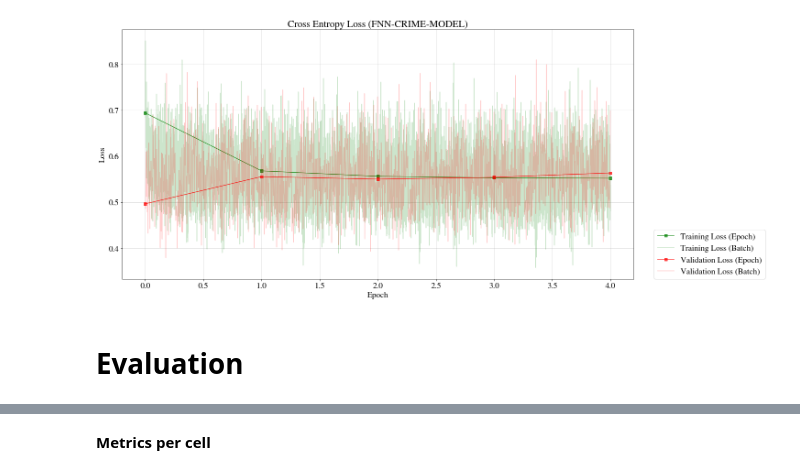
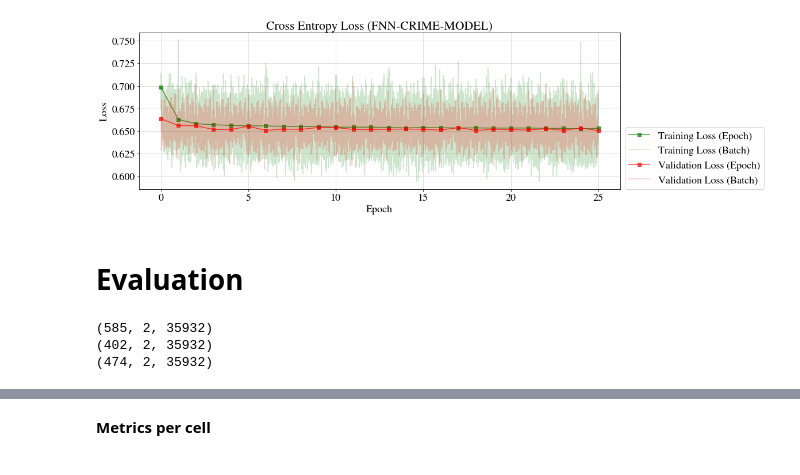
Before and after one commit to bernsblack/masters, a Jupyter notebook: run_kang_fnn_model.ipynb, the cells around one changed output, grey strips where cells are left out. Drawn from its saved outputs; the diff is of its cells as text; code cells hidden in the pictures.

```diff
--- a/run_kang_fnn_model.ipynb
+++ b/run_kang_fnn_model.ipynb
@@ -38,7 +59,7 @@ from utils.metrics import best_threshold, get_y_pred
 start_date = "2013-01-01"
 end_date = "2015-01-01"
 
-data_dim_str = "T24H-X850M-Y880M"  #"T1H-X1700M-Y1760M"  # needs to exist
+data_dim_str = "T24H-X85M-Y110M" # "T24H-X850M-Y880M"  #"T1H-X1700M-Y1760M"  # needs to exist
 model_name = "FNN-CRIME-MODEL"  # needs to be created
 data_path = f"./data/processed/{data_dim_str}_{start_date}_{end_date}/"
 
@@ -59,7 +80,7 @@ timer = Timer()
 # manually set the config
 conf_dict = {
     "seed": 3,
-    "use_cuda": False,
+    "use_cuda": True,
 
     "use_crime_types": False,
 
@@ -127,20 +148,20 @@ log.getLogger().setLevel("INFO")
 # %%
 # SET THE HYPER PARAMETERS
 conf.early_stopping = False
-conf.max_epochs = 4
-conf.dropout = 0 #1e-3
-conf.weight_decay = 0
+conf.max_epochs = 25
+conf.dropout = 0.2
+conf.weight_decay = 1e-8
 conf.resume = False
 conf.checkpoint = "best" # ["best"|"latest"]
 conf.lr = 1e-2
 conf.shaper_top_k = -1
+conf.batch_size =  256
 
 MOCK = False
 
 if MOCK:
     # MOCK THE DATA
     vector_size= [5,5,5]#[37,65,512]
-    batch_size = 100
     class_split=0.5
     train_loader = MockLoader(vector_size, conf.batch_size, n_samples=1000, class_split=class_split)
     validation_loader = MockLoader(vector_size, conf.batch_size, n_samples=200, class_split=class_split)
@@ -148,6 +169,10 @@ if MOCK:
     loaders = MockLoaders(train_loader,validation_loader,test_loader)
 else:
     # CRIME DATA
+    conf.sub_sample_test_set = False
+    conf.sub_sample_train_set = True
+    conf.sub_sample_validation_set = True
+
     data_group = FlatDataGroup(data_path=data_path, conf=conf)
     loaders = FlatDataLoaders(data_group=data_group, conf=conf)
 
@@ -163,31 +188,31 @@ indices, spc_feats, tmp_feats, env_feats, target = train_set[train_set.min_index
 spc_size, tmp_size, env_size = spc_feats.shape[-1], tmp_feats.shape[-1], env_feats.shape[-1]
 
 
+# model_arch = {
+#     "h_size0": 100,
+#     "h_size1": 100,
+#     "h_size2": 100,
+# }
+# model = SmallKangFNN(spc_size=spc_size,
+#                      tmp_size=tmp_size,
+#                      env_size=env_size,
+#                      dropout_p=conf.dropout,
+#                      model_arch=model_arch)
+
 model_arch = {
-    "h_size0": 100,
-    "h_size1": 100,
-    "h_size2": 100,
+    "scp_net_h0": 64,
+    "scp_net_h1": 32,
+    "tmp_net_h0": 64,
+    "tmp_net_h1": 32,
+    "env_net_h0": 64,
+    "env_net_h1": 32,
+    "final_net_h1": 64,
 }
-model = SmallKangFNN(spc_size=spc_size,
-                     tmp_size=tmp_size,
-                     env_size=env_size,
-                     dropout_p=conf.dropout,
-                     model_arch=model_arch)
-
-# model_arch = {
-#     "scp_net_h0": 64,
-#     "scp_net_h1": 32,
-#     "tmp_net_h0": 64,
-#     "tmp_net_h1": 32,
-#     "env_net_h0": 64,
-#     "env_net_h1": 32,
-#     "final_net_h1": 64,
-# }
-# model = KangFeedForwardNetwork(spc_size=spc_size,
-#                                  tmp_size=tmp_size,
-#                                  env_size=env_size,
-#                                  dropout_p=conf.dropout,
-#                                  model_arch=model_arch)
+model = KangFeedForwardNetwork(spc_size=spc_size,
+                                 tmp_size=tmp_size,
+                                 env_size=env_size,
+                                 dropout_p=conf.dropout,
+                                 model_arch=model_arch)
 
 model.to(conf.device)
 
@@ -252,4 +277,4 @@ best_val_loss: 0.5502481433835696, stopped_early: False
-[figure, old version]
+[figure, new version]
 # %%
 log.getLogger().setLevel("INFO")
 # %% [markdown]
@@ -256,0 +288,6 @@ log.getLogger().setLevel("INFO")
+# %%
+pshape(data_group.training_set.crimes, data_group.validation_set.crimes, data_group.testing_set.crimes)
+# %% [output]
+(585, 2, 35932)
+(402, 2, 35932)
+(474, 2, 35932)
```
Also changed, not shown: parts of 15 cells of this notebook, 7 other files.
